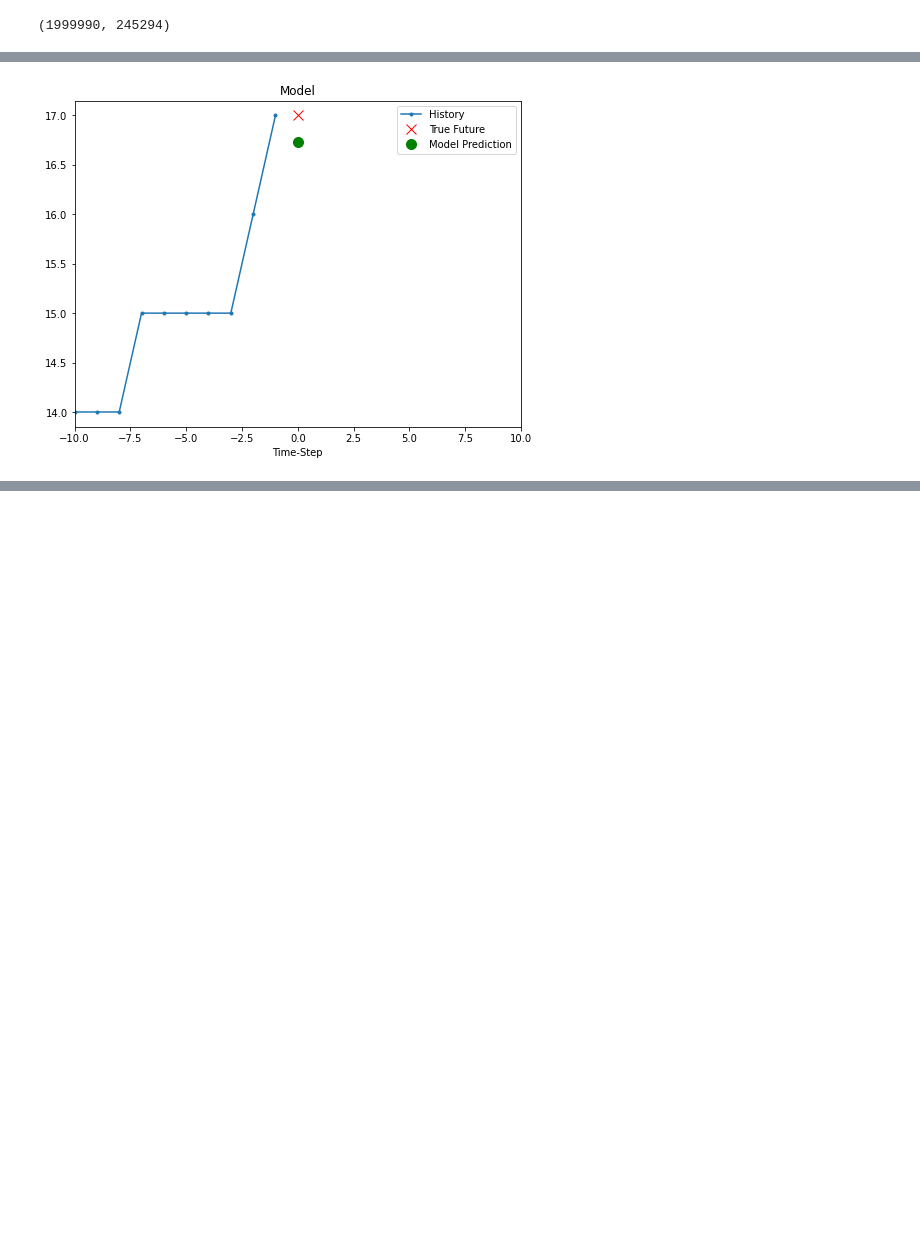
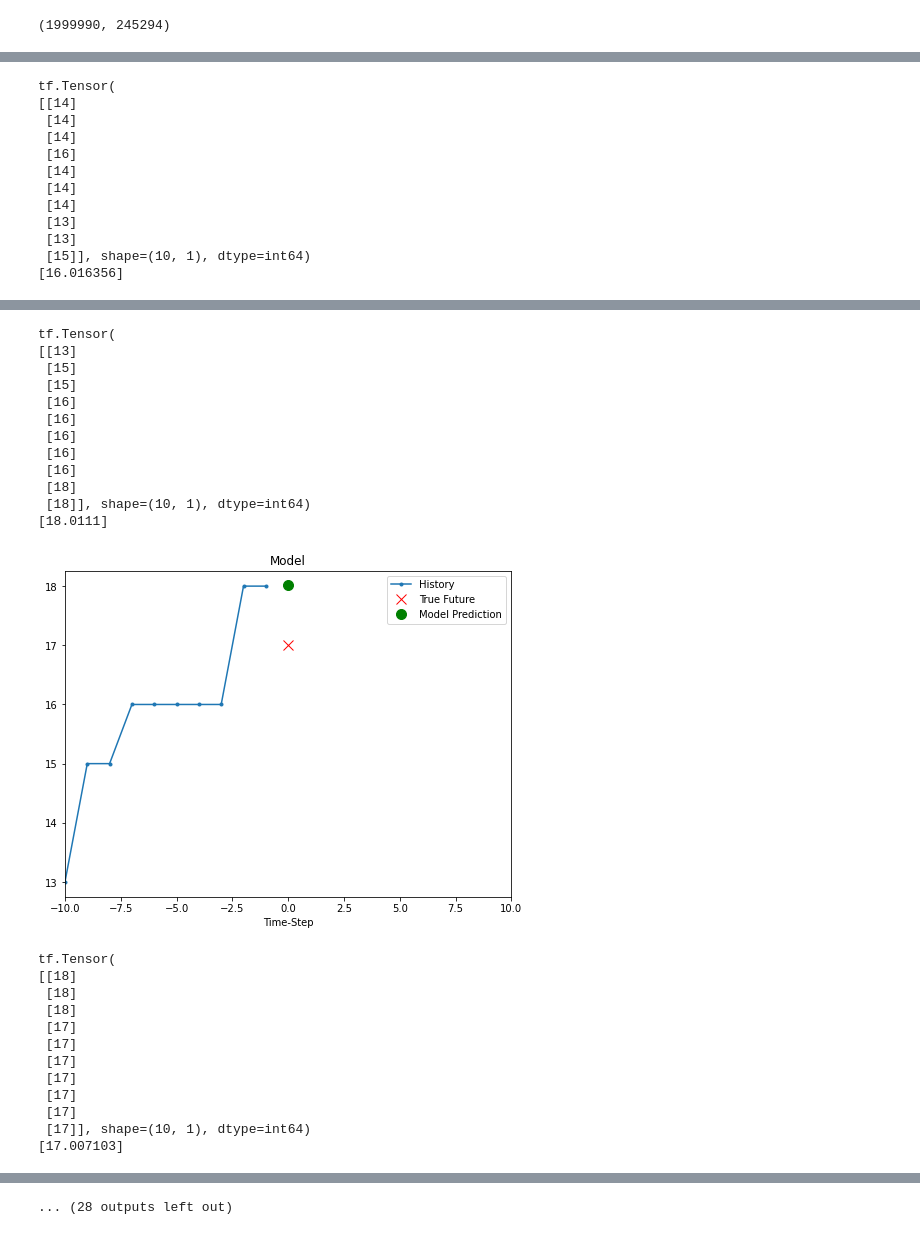
Before and after one commit to Scooter-2022/Model, a Jupyter notebook: model/model_final.ipynb, the cells around one changed output, grey strips where cells are left out. Drawn from its saved outputs; the diff is of its cells as text; code cells hidden in the pictures; blank space fills up the shorter version.

Commit message:
feat/#16: Fix: model overfitting

```diff
--- a/model/model_final.ipynb
+++ b/model/model_final.ipynb
@@ -173,12 +172,9 @@ val_univariate = val_univariate.batch(BATCH_SIZE).repeat()
 # %%
 with tf.device('/device:GPU:0'):
   simple_lstm_model = tf.keras.models.Sequential([
-      Bidirectional(LSTM(100, return_sequences=True), input_shape=x_train_uni.shape[-2:]),
-      Dense(128, activation='tanh'),
-      Dense(64, activation='tanh'),
-      Bidirectional(tf.keras.layers.LSTM(50)),
-      # Dense(128, activation='tanh'),
-      # Dense(128, activation='tanh'),
+      Bidirectional(LSTM(25, return_sequences=True), input_shape=x_train_uni.shape[-2:]),
+      Dense(32, activation='tanh'),
+      Bidirectional(tf.keras.layers.LSTM(25)),
       Dense(units=1),
   ])
 
@@ -254,5 +252,19 @@ plt.show()
 # %%
-for x, y in val_univariate.take(3):
-    plot = show_plot([x[0].numpy(), y[0].numpy(), simple_lstm_model.predict(x)[0]], 0, 'Model')
-    plot.show()
+for x, y in val_univariate.take(20):
+  print(x[0])
+  print(simple_lstm_model.predict(x)[0])
+  plot = show_plot([x[0].numpy(), y[0].numpy(), simple_lstm_model.predict(x)[0]], 0, 'Model')
+  plot.show()
 # %% [output]
+tf.Tensor(
+[[14]
+ [14]
+ [14]
+ [16]
+ [14]
+ [14]
+ [14]
+ [13]
+ [13]
+ [15]], shape=(10, 1), dtype=int64)
+[16.016356]
@@ -260 +272,25 @@ for x, y in val_univariate.take(3):
+tf.Tensor(
+[[13]
+ [15]
+ [15]
+ [16]
+ [16]
+ [16]
+ [16]
+ [16]
+ [18]
+ [18]], shape=(10, 1), dtype=int64)
+[18.0111]
-[figure, old version]
+[figure, new version]
+tf.Tensor(
+[[18]
+ [18]
+ [18]
+ [17]
+ [17]
+ [17]
+ [17]
+ [17]
+ [17]
+ [17]], shape=(10, 1), dtype=int64)
+[17.007103]
@@ -261,0 +337 @@ for x, y in val_univariate.take(3):
+... (28 outputs left out)
```
Also changed, not shown: parts of 25 cells of this notebook.
